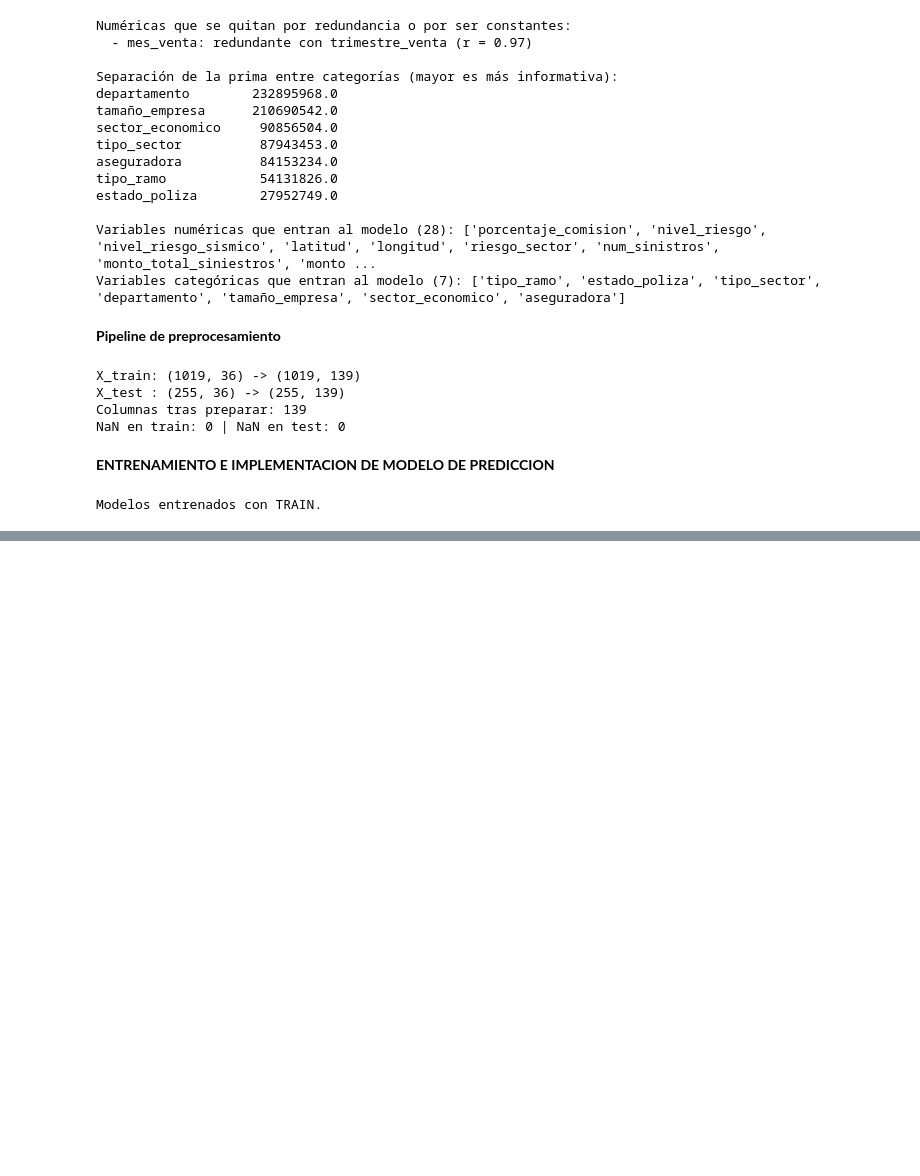
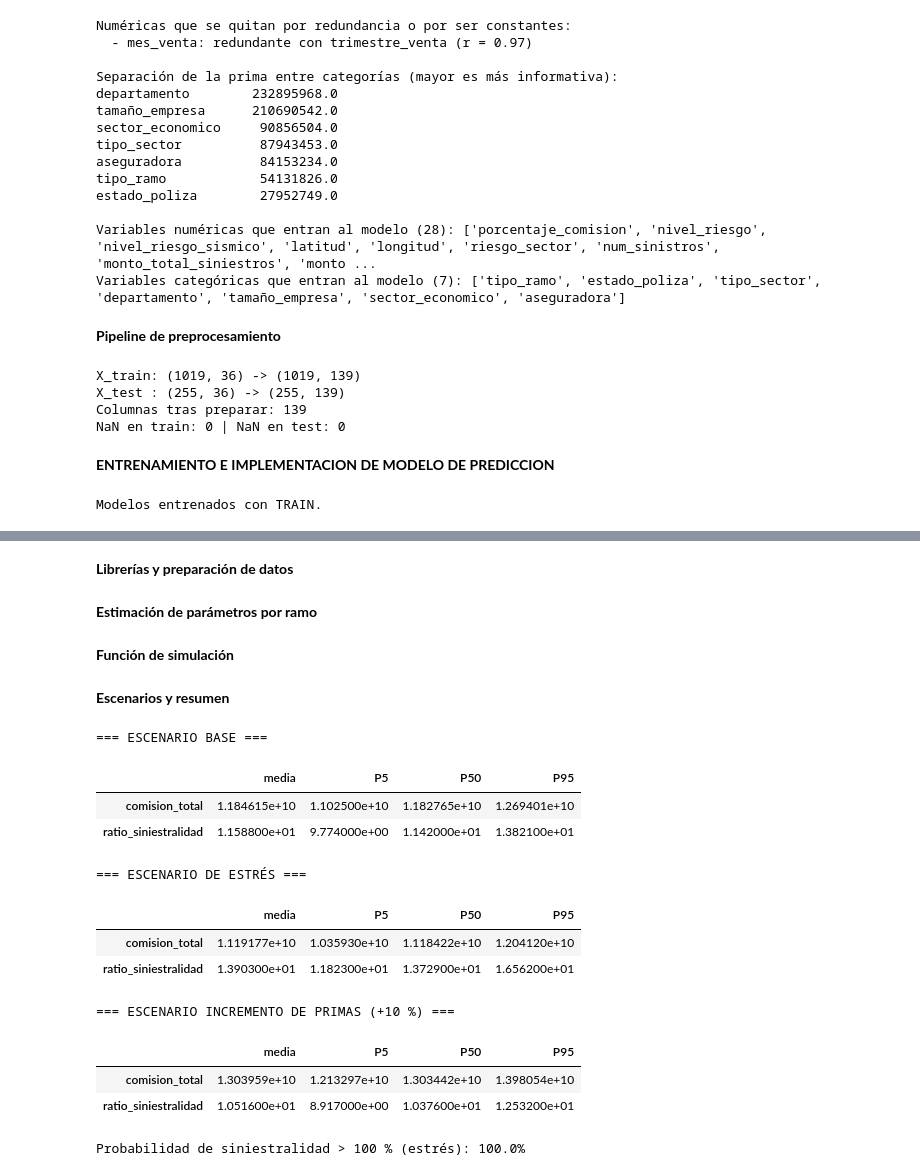
Before and after one commit to lisbethmesa-droid/toma-de-decisiones, a Jupyter notebook: PROYECTO_MARSH_toma_de_desiciones.ipynb, the cells around one changed output, grey strips where cells are left out. Saved outputs shown, nothing was run; the diff lists cells and outputs as text; code cells hidden in the pictures; blank space fills up the shorter version.

```diff
--- a/PROYECTO_MARSH_toma_de_desiciones.ipynb
+++ b/PROYECTO_MARSH_toma_de_desiciones.ipynb
@@ -1015,0 +1065,18 @@ Modelos entrenados con TRAIN.
+# %% [markdown]
+**Librerías y preparación de datos**
+# %%
+import numpy as np
+import pandas as pd
+import matplotlib.pyplot as plt
+from scipy import stats
+
+N_SIM = 5000
+SEMILLA = 42
+rng = np.random.default_rng(SEMILLA)
+
+df = dfLimpieza.copy()
+df["es_cancelada"] = pd.to_numeric(df["es_cancelada"], errors="coerce").fillna(0)
+com = df["porcentaje_comision"].astype(float)
+df["comision_frac"] = com / 100 if com.median() > 1 else com
+# %% [markdown]
+**Estimación de parámetros por ramo**
@@ -1015,0 +1108,2 @@ Modelos entrenados con TRAIN.
+# %% [markdown]
+**Función de simulación**
@@ -1015,0 +1136,41 @@ Modelos entrenados con TRAIN.
+# %% [markdown]
+**Escenarios y resumen**
+# %%
+base = simular()
+estres = simular(extra_cancelacion=0.05, factor_frecuencia=1.20)
+incremento_prima = simular(factor_prima=1.10)
+
+def resumen(sim):
+    out = {}
+    for c in ["comision_total", "ratio_siniestralidad"]:
+        out[c] = {
+            "media": sim[c].mean(),
+            "P5": sim[c].quantile(0.05),
+            "P50": sim[c].quantile(0.50),
+            "P95": sim[c].quantile(0.95),
+        }
+    return pd.DataFrame(out).T
+
+print("\n=== ESCENARIO BASE ===")
+display(resumen(base).round(3))
+print("\n=== ESCENARIO DE ESTRÉS ===")
+display(resumen(estres).round(3))
+print("\n=== ESCENARIO INCREMENTO DE PRIMAS (+10 %) ===")
+display(resumen(incremento_prima).round(3))
+
+p_ratio = (estres["ratio_siniestralidad"] > 1).mean()
+print(f"\nProbabilidad de siniestralidad > 100 % (estrés): {p_ratio:.1%}")
+# %% [output]
+=== ESCENARIO BASE ===
+|  | media | P5 | P50 | P95 |
+| comision_total | 1.184615e+10 | 1.102500e+10 | 1.182765e+10 | 1.269401e+10 |
+| ratio_siniestralidad | 1.158800e+01 | 9.774000e+00 | 1.142000e+01 | 1.382100e+01 |
+=== ESCENARIO DE ESTRÉS ===
+|  | media | P5 | P50 | P95 |
+| comision_total | 1.119177e+10 | 1.035930e+10 | 1.118422e+10 | 1.204120e+10 |
+| ratio_siniestralidad | 1.390300e+01 | 1.182300e+01 | 1.372900e+01 | 1.656200e+01 |
+=== ESCENARIO INCREMENTO DE PRIMAS (+10 %) ===
+|  | media | P5 | P50 | P95 |
+| comision_total | 1.303959e+10 | 1.213297e+10 | 1.303442e+10 | 1.398054e+10 |
+| ratio_siniestralidad | 1.051600e+01 | 8.917000e+00 | 1.037600e+01 | 1.253200e+01 |
+Probabilidad de siniestralidad > 100 % (estrés): 100.0%
```
Also changed, not shown: parts of 8 cells of this notebook.
